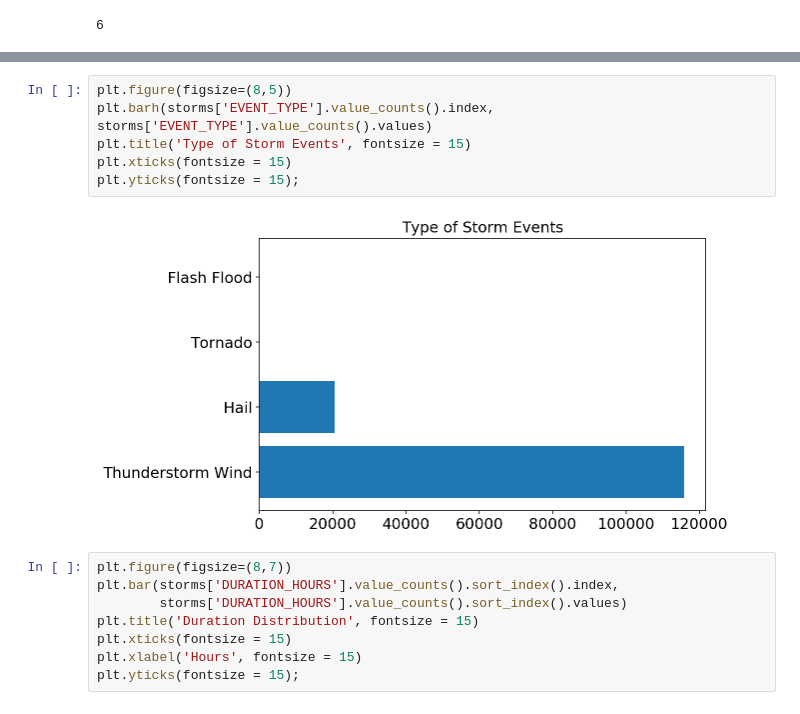
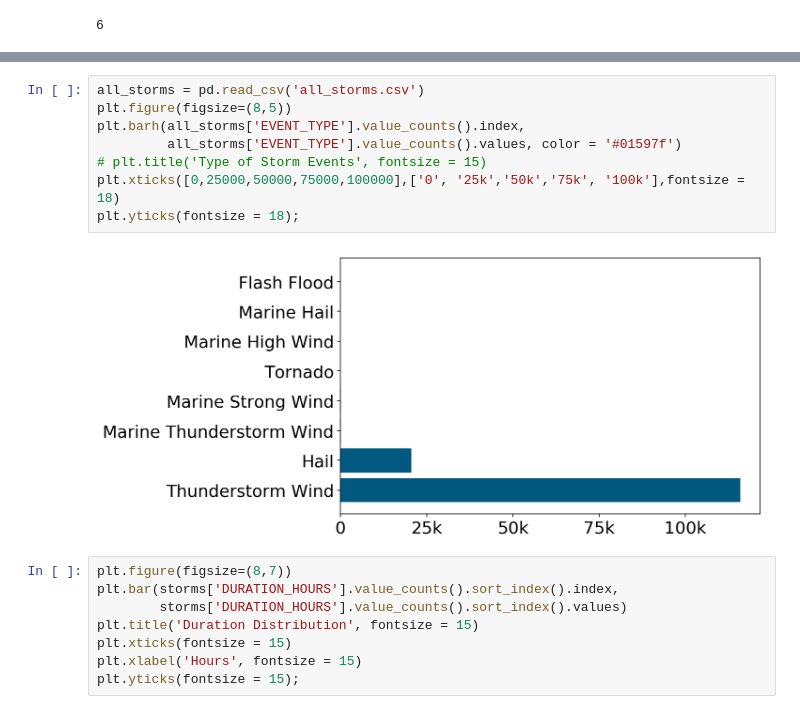
Before and after one commit to emmagrimaldi/Capstone_Predicting_Storm_Damages, a Jupyter notebook: Capstone_code.ipynb, the cells around one changed output, grey strips where cells are left out. Drawn from its saved outputs; the diff is of its cells as text.

```diff
--- a/Capstone_code.ipynb
+++ b/Capstone_code.ipynb
@@ -437,11 +468,13 @@ plt.yticks(fontsize = 15);
 # %%
+all_storms = pd.read_csv('all_storms.csv')
 plt.figure(figsize=(8,5))
-plt.barh(storms['EVENT_TYPE'].value_counts().index, storms['EVENT_TYPE'].value_counts().values)
-plt.title('Type of Storm Events', fontsize = 15)
-plt.xticks(fontsize = 15)
-plt.yticks(fontsize = 15);
+plt.barh(all_storms['EVENT_TYPE'].value_counts().index,
+         all_storms['EVENT_TYPE'].value_counts().values, color = '#01597f')
+# plt.title('Type of Storm Events', fontsize = 15)
+plt.xticks([0,25000,50000,75000,100000],['0', '25k','50k','75k', '100k'],fontsize = 18)
+plt.yticks(fontsize = 18);
 # %% [output]
-[figure, old version]
+[figure, new version]
 # %%
 plt.figure(figsize=(8,7))
 plt.bar(storms['DURATION_HOURS'].value_counts().sort_index().index,
```
Also changed, not shown: parts of 65 cells of this notebook.
